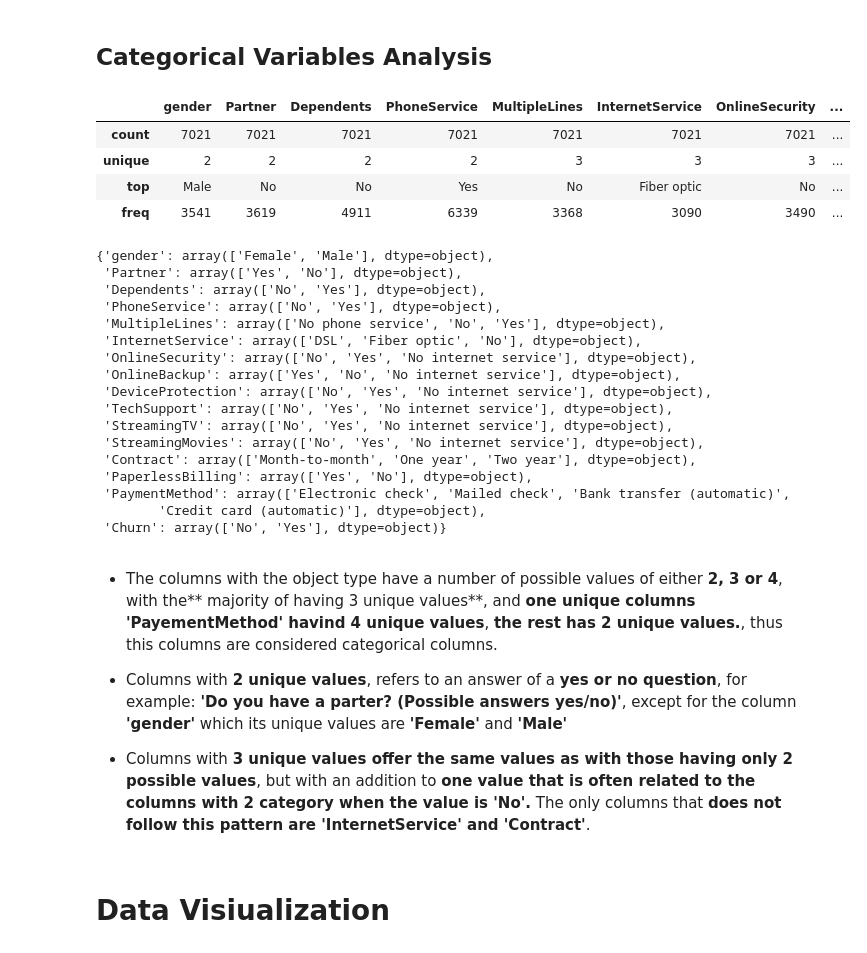
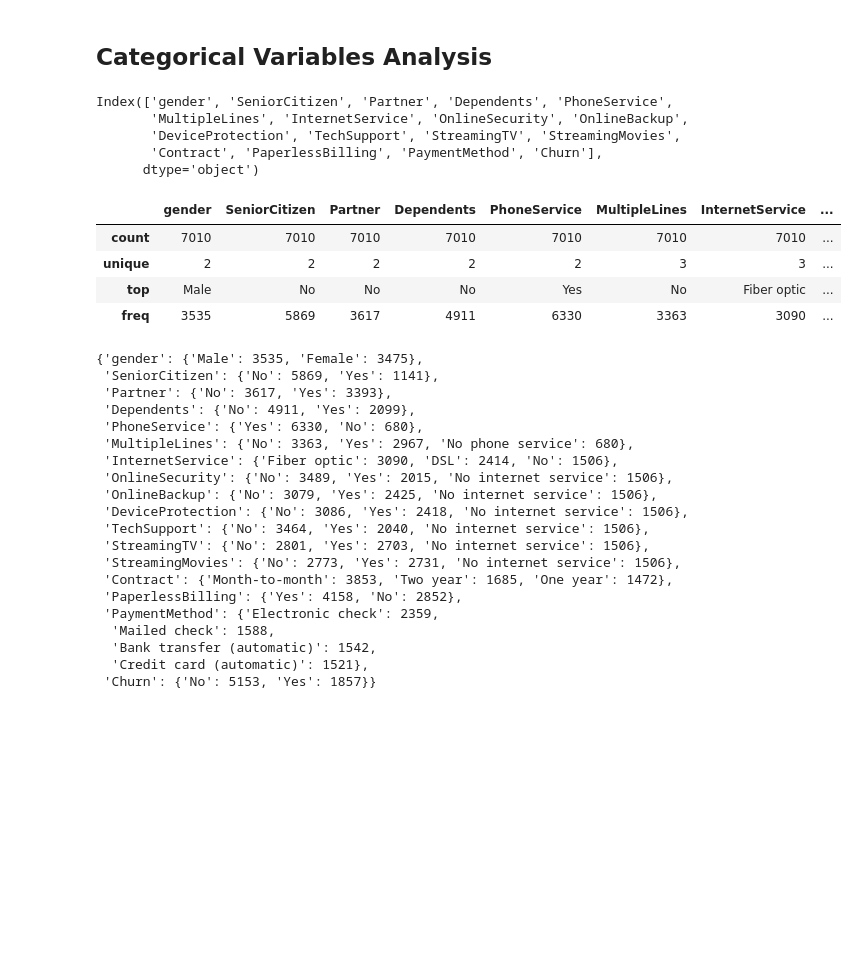
Before and after one commit to ElOuarary/Customer_Churn_Prediction, a Jupyter notebook: notebooks/exploratory_data_analysis.ipynb, the cells around one changed output. Saved outputs shown, nothing was run; the diff lists cells and outputs as text; code cells hidden in the pictures; blank space fills up the shorter version.

```diff
--- a/notebooks/exploratory_data_analysis.ipynb
+++ b/notebooks/exploratory_data_analysis.ipynb
@@ -223,45 +234,48 @@ sns.heatmap(corr)
 [figure]
 # %% [markdown]
 ## Categorical Variables Analysis
+# %%
+categorical_col = dummy.select_dtypes(include='object').columns
+categorical_col
+# %% [output]
+Index(['gender', 'SeniorCitizen', 'Partner', 'Dependents', 'PhoneService',
+       'MultipleLines', 'InternetService', 'OnlineSecurity', 'OnlineBackup',
+       'DeviceProtection', 'TechSupport', 'StreamingTV', 'StreamingMovies',
+       'Contract', 'PaperlessBilling', 'PaymentMethod', 'Churn'],
+      dtype='object')
 # %%
-dummy.describe(include='object')
+dummy[categorical_col].describe()
 # %% [output]
-|  | gender | Partner | Dependents | PhoneService | MultipleLines | InternetService | OnlineSecurity | ... |
-| count | 7021 | 7021 | 7021 | 7021 | 7021 | 7021 | 7021 | ... |
-| unique | 2 | 2 | 2 | 2 | 3 | 3 | 3 | ... |
-| top | Male | No | No | Yes | No | Fiber optic | No | ... |
-| freq | 3541 | 3619 | 4911 | 6339 | 3368 | 3090 | 3490 | ... |
+|  | gender | SeniorCitizen | Partner | Dependents | PhoneService | MultipleLines | InternetService | ... |
+| count | 7010 | 7010 | 7010 | 7010 | 7010 | 7010 | 7010 | ... |
+| unique | 2 | 2 | 2 | 2 | 2 | 3 | 3 | ... |
+| top | Male | No | No | No | Yes | No | Fiber optic | ... |
+| freq | 3535 | 5869 | 3617 | 4911 | 6330 | 3363 | 3090 | ... |
 # %%
 columns_values = {}
 
-for col in dummy.select_dtypes('object'):
-    columns_values[col] = dummy[col].unique()
+for col in dummy[categorical_col]:
+    columns_values[col] = dummy[col].value_counts().to_dict()
 
 columns_values
 # %% [output]
-{'gender': array(['Female', 'Male'], dtype=object),
- 'Partner': array(['Yes', 'No'], dtype=object),
- 'Dependents': array(['No', 'Yes'], dtype=object),
- 'PhoneService': array(['No', 'Yes'], dtype=object),
- 'MultipleLines': array(['No phone service', 'No', 'Yes'], dtype=object),
- 'InternetService': array(['DSL', 'Fiber optic', 'No'], dtype=object),
- 'OnlineSecurity': array(['No', 'Yes', 'No internet service'], dtype=object),
- 'OnlineBackup': array(['Yes', 'No', 'No internet service'], dtype=object),
- 'DeviceProtection': array(['No', 'Yes', 'No internet service'], dtype=object),
- 'TechSupport': array(['No', 'Yes', 'No internet service'], dtype=object),
- 'StreamingTV': array(['No', 'Yes', 'No internet service'], dtype=object),
- 'StreamingMovies': array(['No', 'Yes', 'No internet service'], dtype=object),
- 'Contract': array(['Month-to-month', 'One year', 'Two year'], dtype=object),
- 'PaperlessBilling': array(['Yes', 'No'], dtype=object),
- 'PaymentMethod': array(['Electronic check', 'Mailed check', 'Bank transfer (automatic)',
-        'Credit card (automatic)'], dtype=object),
- 'Churn': array(['No', 'Yes'], dtype=object)}
+{'gender': {'Male': 3535, 'Female': 3475},
+ 'SeniorCitizen': {'No': 5869, 'Yes': 1141},
+ 'Partner': {'No': 3617, 'Yes': 3393},
+ 'Dependents': {'No': 4911, 'Yes': 2099},
+ 'PhoneService': {'Yes': 6330, 'No': 680},
+ 'MultipleLines': {'No': 3363, 'Yes': 2967, 'No phone service': 680},
+ 'InternetService': {'Fiber optic': 3090, 'DSL': 2414, 'No': 1506},
+ 'OnlineSecurity': {'No': 3489, 'Yes': 2015, 'No internet service': 1506},
+ 'OnlineBackup': {'No': 3079, 'Yes': 2425, 'No internet service': 1506},
+ 'DeviceProtection': {'No': 3086, 'Yes': 2418, 'No internet service': 1506},
+ 'TechSupport': {'No': 3464, 'Yes': 2040, 'No internet service': 1506},
+ 'StreamingTV': {'No': 2801, 'Yes': 2703, 'No internet service': 1506},
+ 'StreamingMovies': {'No': 2773, 'Yes': 2731, 'No internet service': 1506},
+ 'Contract': {'Month-to-month': 3853, 'Two year': 1685, 'One year': 1472},
+ 'PaperlessBilling': {'Yes': 4158, 'No': 2852},
+ 'PaymentMethod': {'Electronic check': 2359,
+  'Mailed check': 1588,
+  'Bank transfer (automatic)': 1542,
+  'Credit card (automatic)': 1521},
+ 'Churn': {'No': 5153, 'Yes': 1857}}
-# %% [markdown]
-- The columns with the object type have a number of possible values of either **2, 3 or 4**,
-with the** majority of having 3 unique values**, and **one unique columns 'PayementMethod' havind 4 unique values**, **the rest has 2 unique values.**, thus this columns are considered categorical columns.
-
-- Columns with **2 unique values**, refers to an answer of a **yes or no question**, for example: **'Do you have a parter? (Possible answers yes/no)'**, except for the column **'gender'** which its unique values are **'Female'** and **'Male'**
-
-- Columns with **3 unique values offer the same values as with those having only 2 possible values**, but with an addition to **one value that is often related to the columns with 2 category when the value is 'No'.** The only columns that **does not follow this pattern are 'InternetService' and 'Contract'**.
-# %% [markdown]
-# Data Visiualization
```
Also changed, not shown: parts of 17 cells of this notebook, 1 other file.
